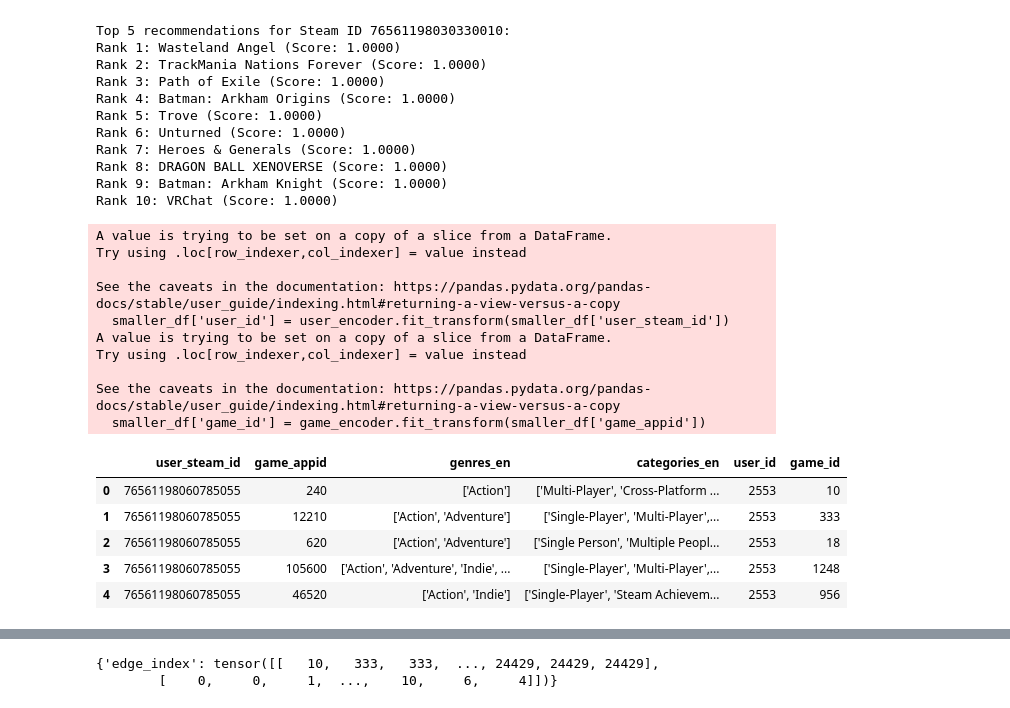
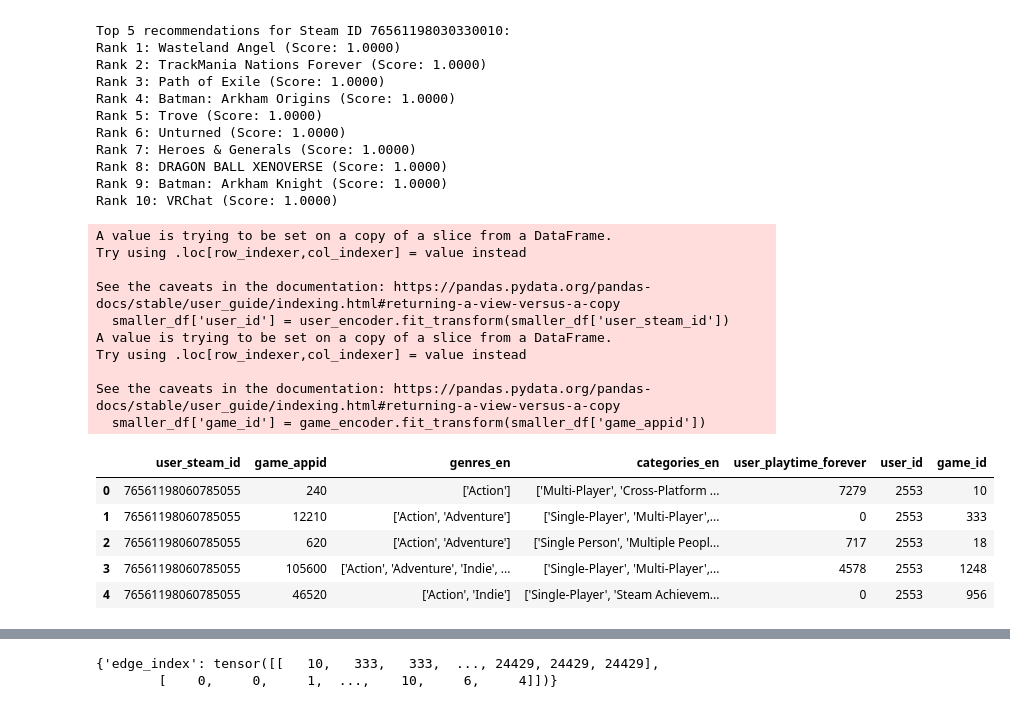
Before and after one commit to codentell/steamgraph, a Jupyter notebook: graph.ipynb, the cells around one changed output, grey strips where cells are left out. Saved outputs shown, nothing was run; the diff lists cells and outputs as text; code cells hidden in the pictures.

```diff
--- a/graph.ipynb
+++ b/graph.ipynb
@@ -547,28 +547,28 @@ from sklearn.preprocessing import LabelEncoder
 
 user_encoder, game_encoder, genre_encoder, category_encoder = LabelEncoder(), LabelEncoder(), LabelEncoder(), LabelEncoder()
 # %%
-smaller_df = data[['user_steam_id', 'game_appid', 'genres_en', 'categories_en']]
+smaller_df = data[['user_steam_id', 'game_appid', 'genres_en', 'categories_en', 'user_playtime_forever']]
 
 smaller_df['user_id'] = user_encoder.fit_transform(smaller_df['user_steam_id'])
 smaller_df['game_id'] = game_encoder.fit_transform(smaller_df['game_appid'])
 smaller_df.head()
 # %% [output]
 A value is trying to be set on a copy of a slice from a DataFrame.
 Try using .loc[row_indexer,col_indexer] = value instead
 
 See the caveats in the documentation: https://pandas.pydata.org/pandas-docs/stable/user_guide/indexing.html#returning-a-view-versus-a-copy
   smaller_df['user_id'] = user_encoder.fit_transform(smaller_df['user_steam_id'])
 A value is trying to be set on a copy of a slice from a DataFrame.
 Try using .loc[row_indexer,col_indexer] = value instead
 
 See the caveats in the documentation: https://pandas.pydata.org/pandas-docs/stable/user_guide/indexing.html#returning-a-view-versus-a-copy
   smaller_df['game_id'] = game_encoder.fit_transform(smaller_df['game_appid'])
-|  | user_steam_id | game_appid | genres_en | categories_en | user_id | game_id |
-| 0 | 76561198060785055 | 240 | ['Action'] | ['Multi-Player', 'Cross-Platform ... | 2553 | 10 |
-| 1 | 76561198060785055 | 12210 | ['Action', 'Adventure'] | ['Single-Player', 'Multi-Player',... | 2553 | 333 |
-| 2 | 76561198060785055 | 620 | ['Action', 'Adventure'] | ['Single Person', 'Multiple Peopl... | 2553 | 18 |
-| 3 | 76561198060785055 | 105600 | ['Action', 'Adventure', 'Indie', ... | ['Single-Player', 'Multi-Player',... | 2553 | 1248 |
-| 4 | 76561198060785055 | 46520 | ['Action', 'Indie'] | ['Single-Player', 'Steam Achievem... | 2553 | 956 |
+|  | user_steam_id | game_appid | genres_en | categories_en | user_playtime_forever | user_id | game_id |
+| 0 | 76561198060785055 | 240 | ['Action'] | ['Multi-Player', 'Cross-Platform ... | 7279 | 2553 | 10 |
+| 1 | 76561198060785055 | 12210 | ['Action', 'Adventure'] | ['Single-Player', 'Multi-Player',... | 0 | 2553 | 333 |
+| 2 | 76561198060785055 | 620 | ['Action', 'Adventure'] | ['Single Person', 'Multiple Peopl... | 717 | 2553 | 18 |
+| 3 | 76561198060785055 | 105600 | ['Action', 'Adventure', 'Indie', ... | ['Single-Player', 'Multi-Player',... | 4578 | 2553 | 1248 |
+| 4 | 76561198060785055 | 46520 | ['Action', 'Indie'] | ['Single-Player', 'Steam Achievem... | 0 | 2553 | 956 |
 # %%
 genre_map = dict()
 for genres in data['genres_en']:
```
Also changed, not shown: parts of 15 cells of this notebook.
